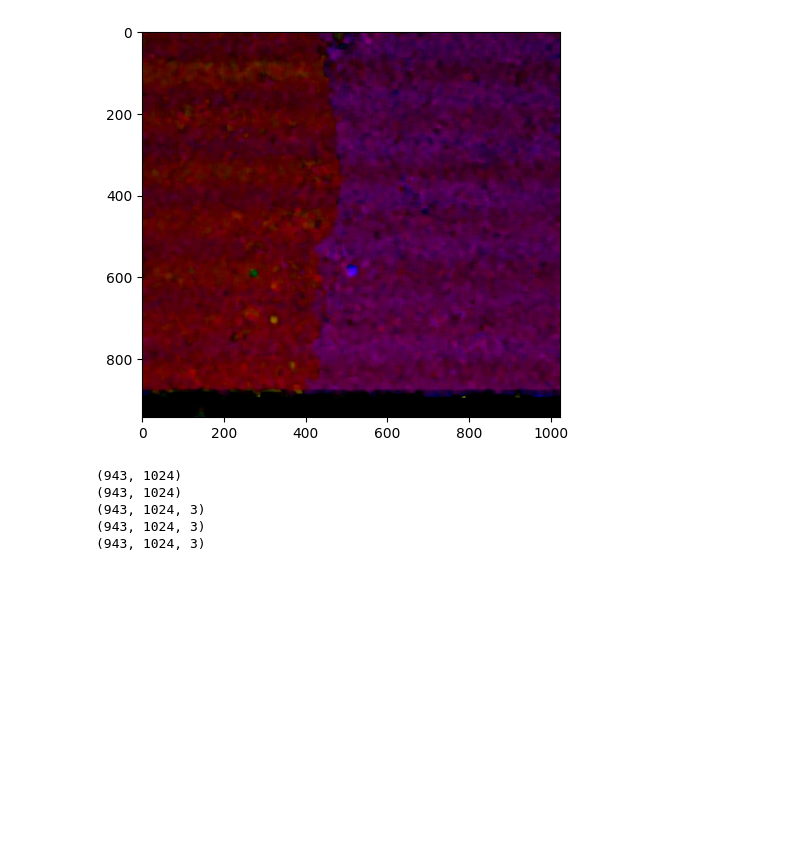
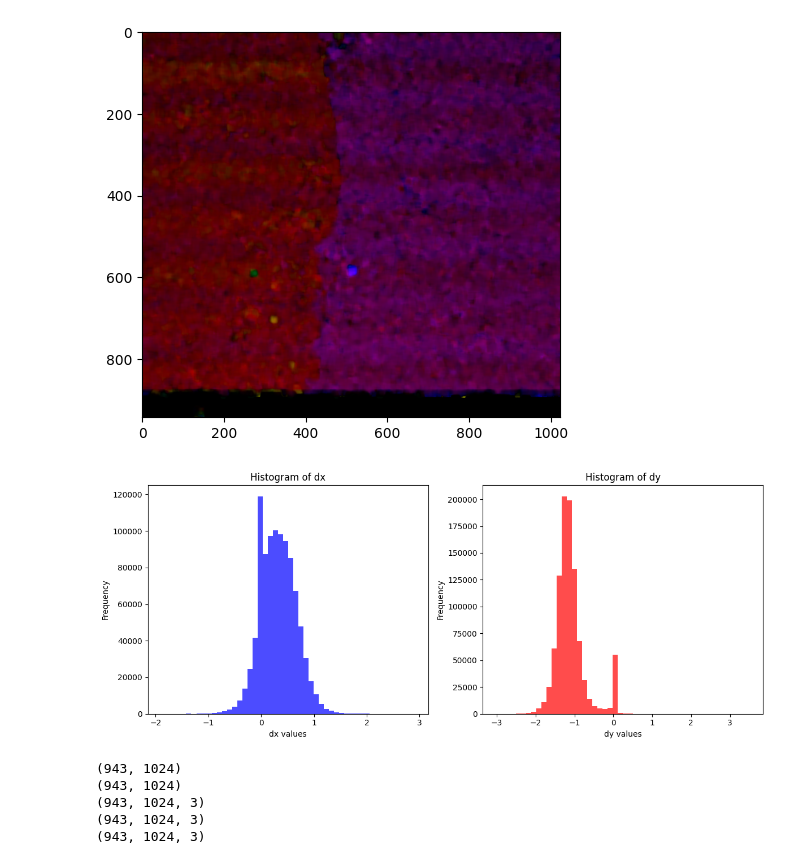
Before and after one commit to OSU-Enhancing-Deformation-Analysis/CNN-motion-model, a Jupyter notebook: optical_flow.ipynb, the cells around one changed output. Cells and saved outputs as stored; diff of their text form; code cells hidden in the pictures; blank space fills up the shorter version.

Commit message:
BOF VideoFlow

```diff
--- a/optical_flow.ipynb
+++ b/optical_flow.ipynb
@@ -301,6 +301,52 @@ def animate_sequence(sequence_name, start_frame=35, end_frame=76, raw_dir="../ra
 # Run the animation
 sequence_name = 'g78'
 animate_sequence(sequence_name)
+# %%
+import os
+import cv2
+import numpy as np
+import matplotlib.pyplot as plt
+
+def load_and_process_frame_pair(frame1_num, frame2_num, sequence_name, raw_dir):
+    image1_path = os.path.join(raw_dir, sequence_name, f"{frame1_num:05d}.tif")
+    image2_path = os.path.join(raw_dir, sequence_name, f"{frame2_num:05d}.tif")
+
+    img1 = cv2.imread(image1_path, cv2.IMREAD_GRAYSCALE)
+    img2 = cv2.imread(image2_path, cv2.IMREAD_GRAYSCALE)
+
+    if img1 is None or img2 is None:
+        raise ValueError(f"Could not load images: {image1_path}, {image2_path}")
+
+    # Compute optical flow
+    flow = cv2.calcOpticalFlowFarneback(img1, img2, None, 0.5, 3, 15, 3, 5, 1.2, 0)
+
+    return flow[..., 0], flow[..., 1]  # dx, dy
+
+def plot_optical_flow_histogram(dx, dy, bins=50):
+    plt.figure(figsize=(12, 5))
+
+    plt.subplot(1, 2, 1)
+    plt.hist(dx.ravel(), bins=bins, color='blue', alpha=0.7)
+    plt.xlabel('dx values')
+    plt.ylabel('Frequency')
+    plt.title('Histogram of dx')
+
+    plt.subplot(1, 2, 2)
+    plt.hist(dy.ravel(), bins=bins, color='red', alpha=0.7)
+    plt.xlabel('dy values')
+    plt.ylabel('Frequency')
+    plt.title('Histogram of dy')
+
+    plt.tight_layout()
+    plt.show()
+
+# Example usage
+sequence_name = 'g78'
+frame1_num, frame2_num = 35, 36  # Example frame pair
+dx, dy = load_and_process_frame_pair(frame1_num, frame2_num, sequence_name, raw_dir="../raw")
+plot_optical_flow_histogram(dx, dy)
+# %% [output]
+[figure, added]
 # %%
 def load_and_process_frame_pair(frame1_num, frame2_num, sequence_name, raw_dir):
     # Load consecutive frames
```
Also changed, not shown: 1 other file.
